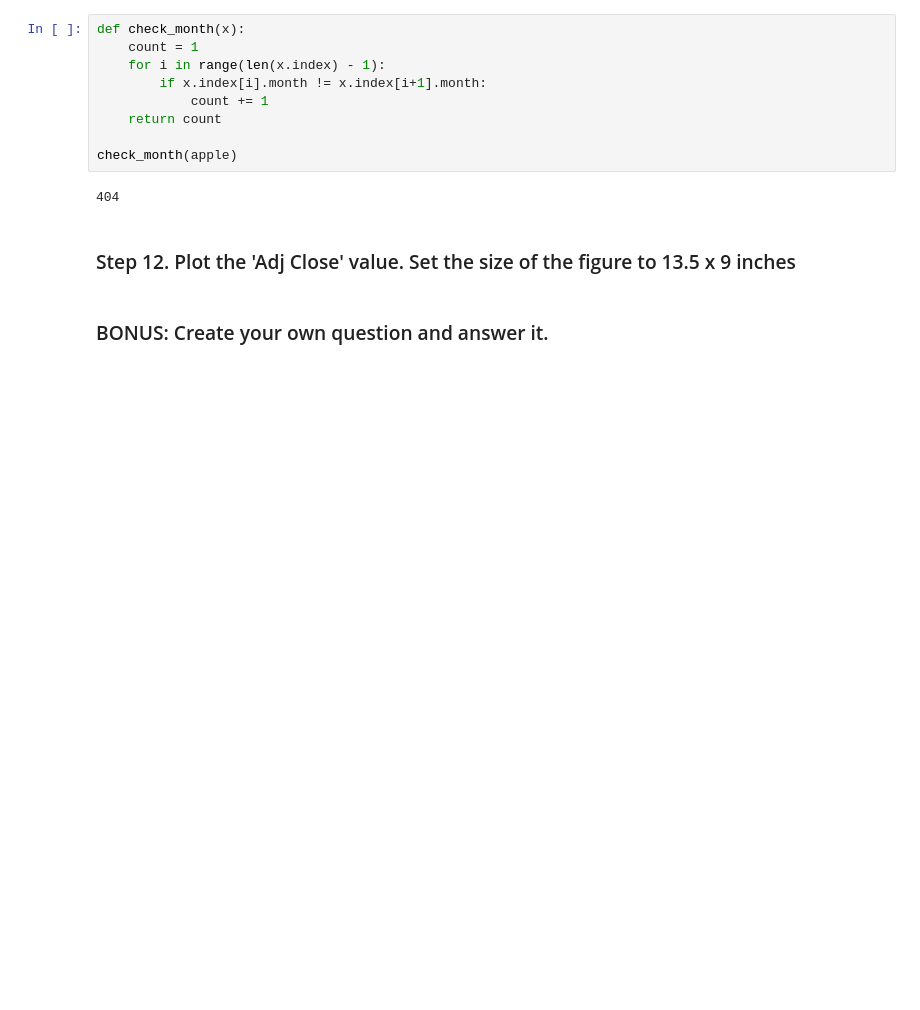
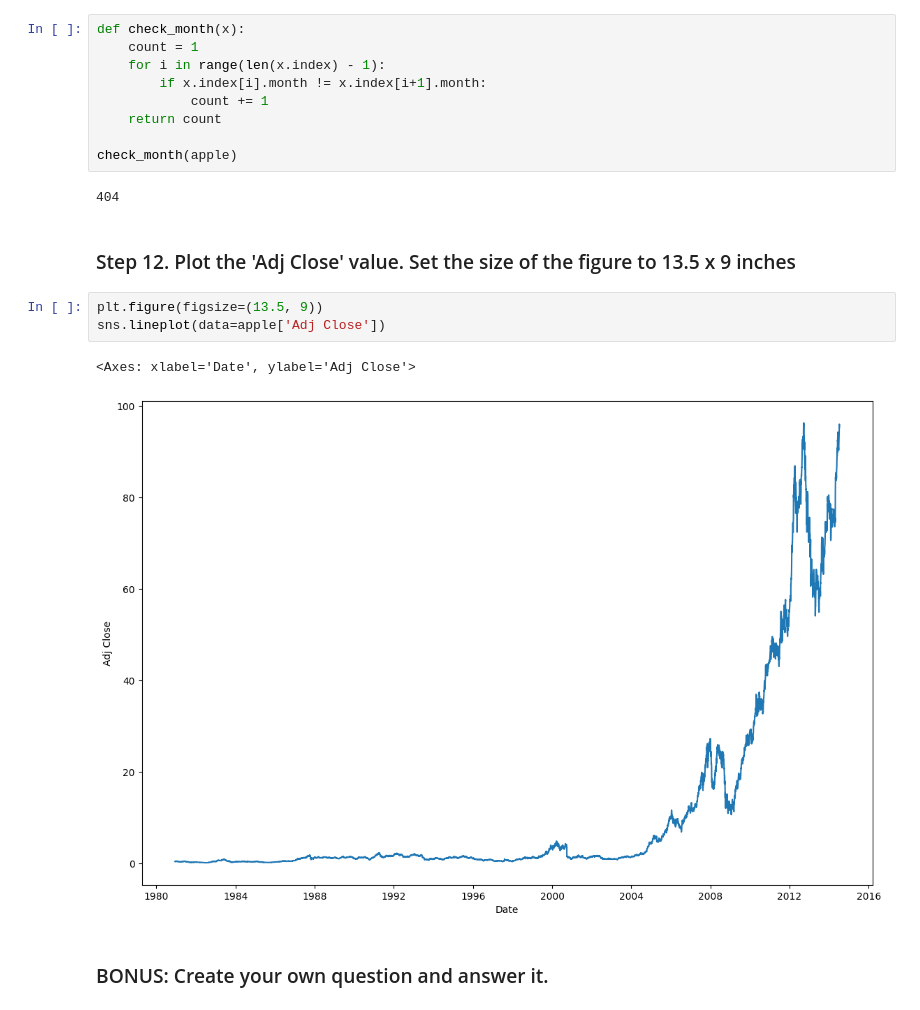
Before and after one commit to coretlwww/pandas_exercises, a Jupyter notebook: 09_Time_Series/Apple_Stock/Exercises.ipynb, the cells around one changed output. Drawn from its saved outputs; the diff is of its cells as text; blank space fills up the shorter version.

```diff
--- a/09_Time_Series/Apple_Stock/Exercises.ipynb
+++ b/09_Time_Series/Apple_Stock/Exercises.ipynb
@@ -124,5 +146,11 @@ check_month(apple)
 404
 # %% [markdown]
 ### Step 12. Plot the 'Adj Close' value. Set the size of the figure to 13.5 x 9 inches
+# %%
+plt.figure(figsize=(13.5, 9))
+sns.lineplot(data=apple['Adj Close'])
+# %% [output]
+<Axes: xlabel='Date', ylabel='Adj Close'>
+[figure, added]
 # %% [markdown]
 ### BONUS: Create your own question and answer it.
```
Also changed, not shown: parts of 2 cells of this notebook.
